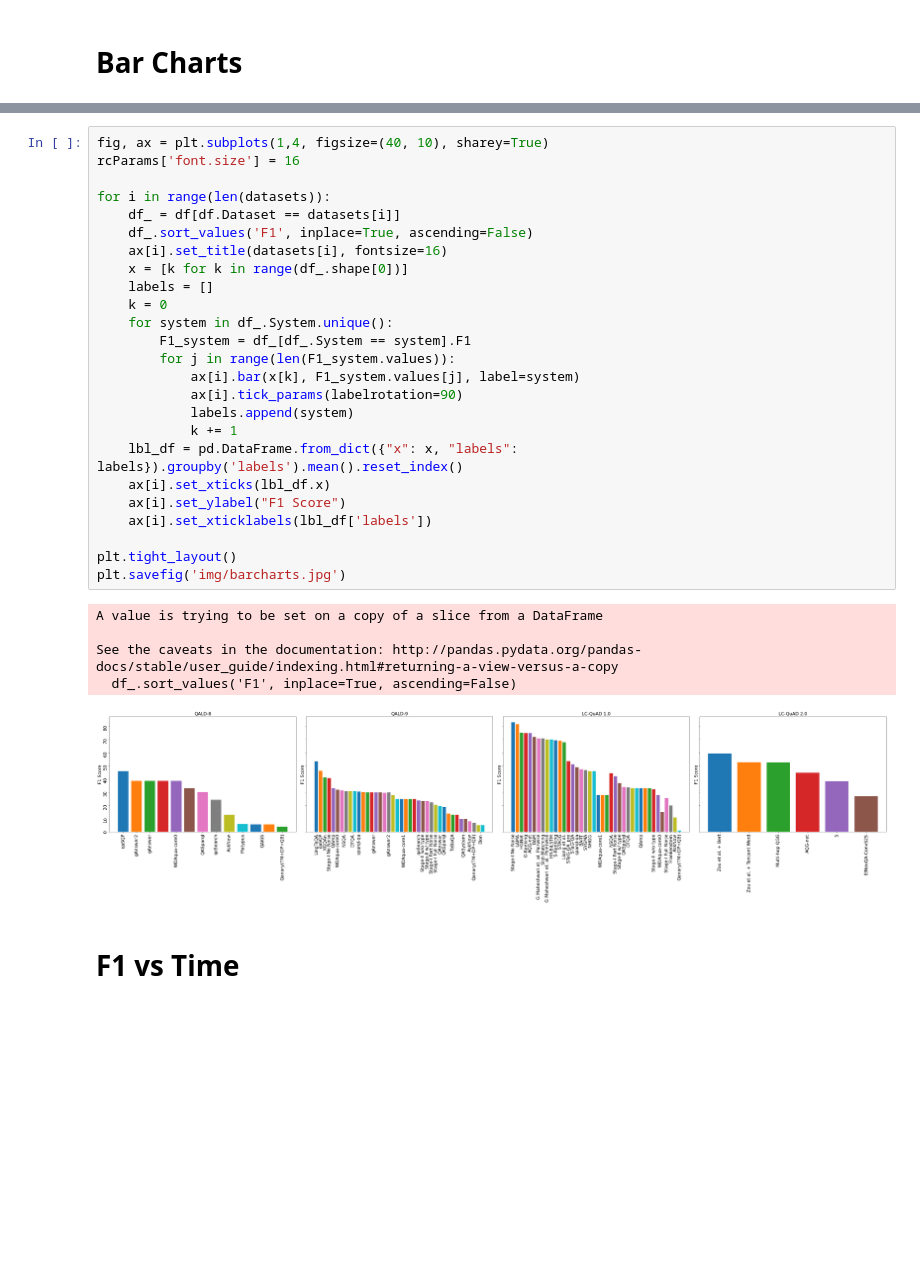
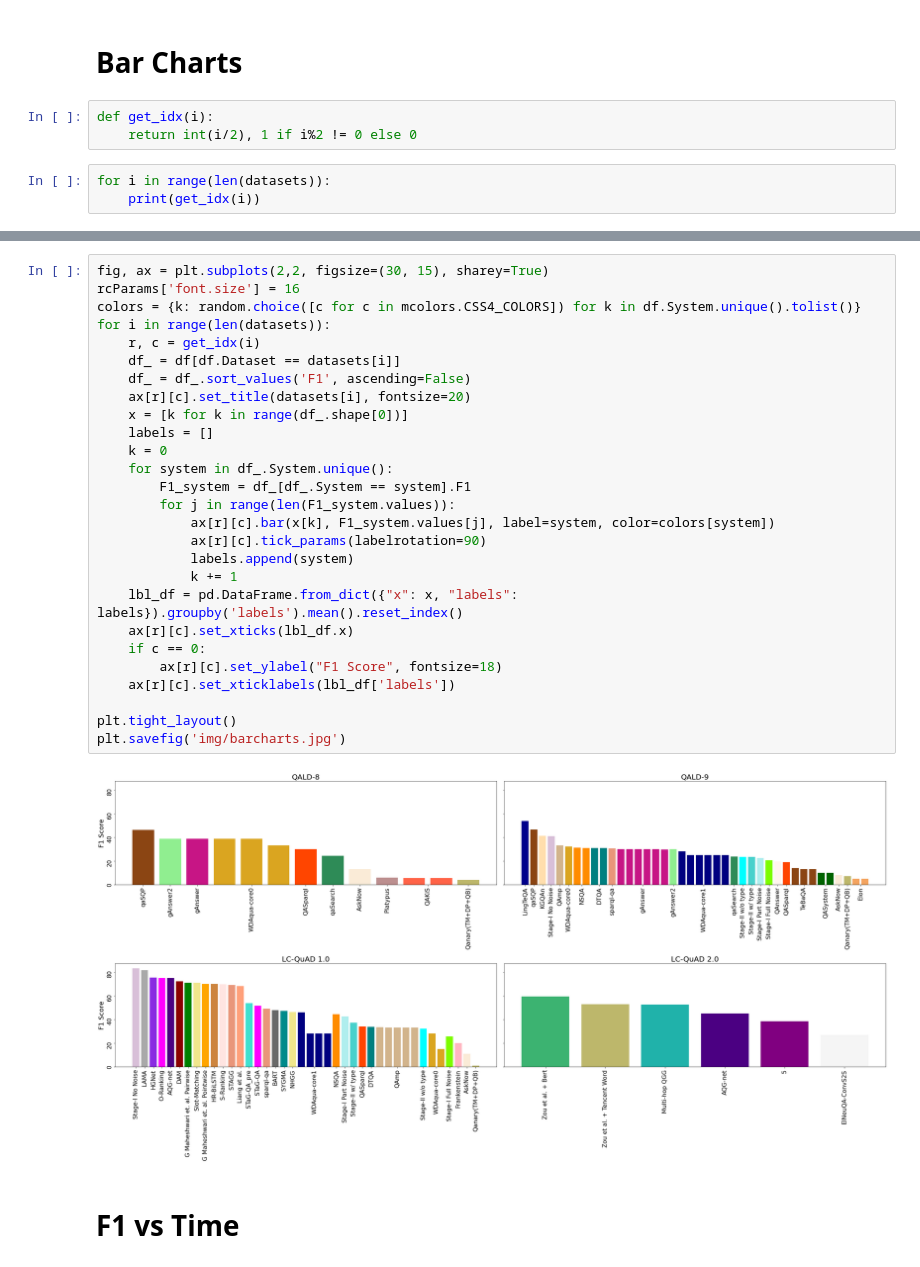
Before and after one commit to KGQA/leaderboard, a Jupyter notebook: notebooks/visualization.ipynb, the cells around one changed output, grey strips where cells are left out. Cells and saved outputs as stored; diff of their text form; blank space fills up the shorter version.

Commit message:
improved visualization. added missing citations

```diff
--- a/notebooks/visualization.ipynb
+++ b/notebooks/visualization.ipynb
@@ -22,3 +23,9 @@ plt.savefig('img/violin.jpg')
 [figure]
 # %% [markdown]
 # Bar Charts
+# %%
+def get_idx(i):
+    return int(i/2), 1 if i%2 != 0 else 0
+# %%
+for i in range(len(datasets)):
+    print(get_idx(i))
@@ -25,34 +48,32 @@ plt.savefig('img/violin.jpg')
 # %%
-fig, ax = plt.subplots(1,4, figsize=(40, 10), sharey=True)
+fig, ax = plt.subplots(2,2, figsize=(30, 15), sharey=True)
 rcParams['font.size'] = 16
-
+colors = {k: random.choice([c for c in mcolors.CSS4_COLORS]) for k in df.System.unique().tolist()}
 for i in range(len(datasets)):
+    r, c = get_idx(i)
     df_ = df[df.Dataset == datasets[i]]
-    df_.sort_values('F1', inplace=True, ascending=False)
-    ax[i].set_title(datasets[i], fontsize=16)
+    df_ = df_.sort_values('F1', ascending=False)
+    ax[r][c].set_title(datasets[i], fontsize=20)
     x = [k for k in range(df_.shape[0])]
     labels = []
     k = 0
     for system in df_.System.unique():
         F1_system = df_[df_.System == system].F1
         for j in range(len(F1_system.values)):
-            ax[i].bar(x[k], F1_system.values[j], label=system)
-            ax[i].tick_params(labelrotation=90)
+            ax[r][c].bar(x[k], F1_system.values[j], label=system, color=colors[system])
+            ax[r][c].tick_params(labelrotation=90)
             labels.append(system)
             k += 1
     lbl_df = pd.DataFrame.from_dict({"x": x, "labels": labels}).groupby('labels').mean().reset_index()
-    ax[i].set_xticks(lbl_df.x)
-    ax[i].set_ylabel("F1 Score")
-    ax[i].set_xticklabels(lbl_df['labels'])
+    ax[r][c].set_xticks(lbl_df.x)
+    if c == 0:
+        ax[r][c].set_ylabel("F1 Score", fontsize=18)
+    ax[r][c].set_xticklabels(lbl_df['labels'])
 
 plt.tight_layout()
 plt.savefig('img/barcharts.jpg')
 # %% [output]
-A value is trying to be set on a copy of a slice from a DataFrame
-
-See the caveats in the documentation: http://pandas.pydata.org/pandas-docs/stable/user_guide/indexing.html#returning-a-view-versus-a-copy
-  df_.sort_values('F1', inplace=True, ascending=False)
-[figure, old version]
+[figure, new version]
 # %% [markdown]
 # F1 vs Time
 # %%
```
Also changed, not shown: parts of 9 cells of this notebook, 3 other files.
